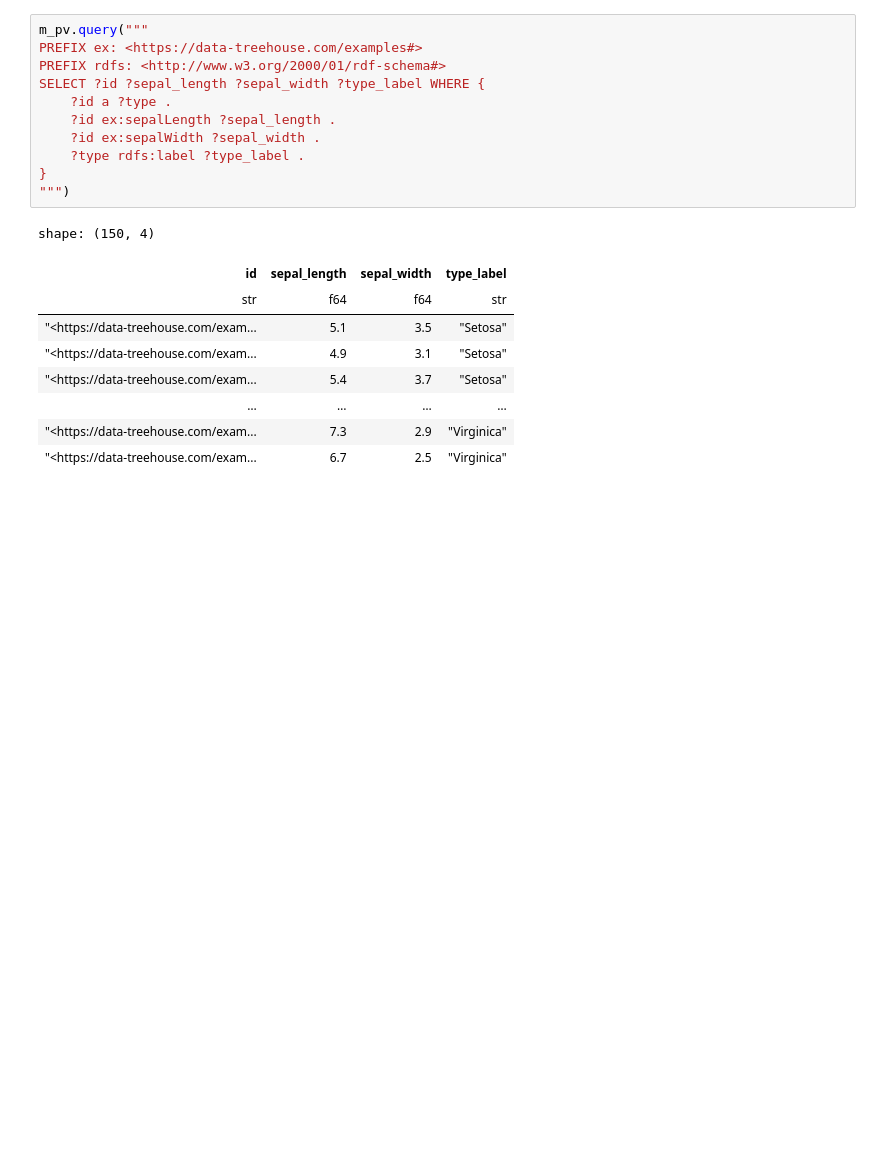
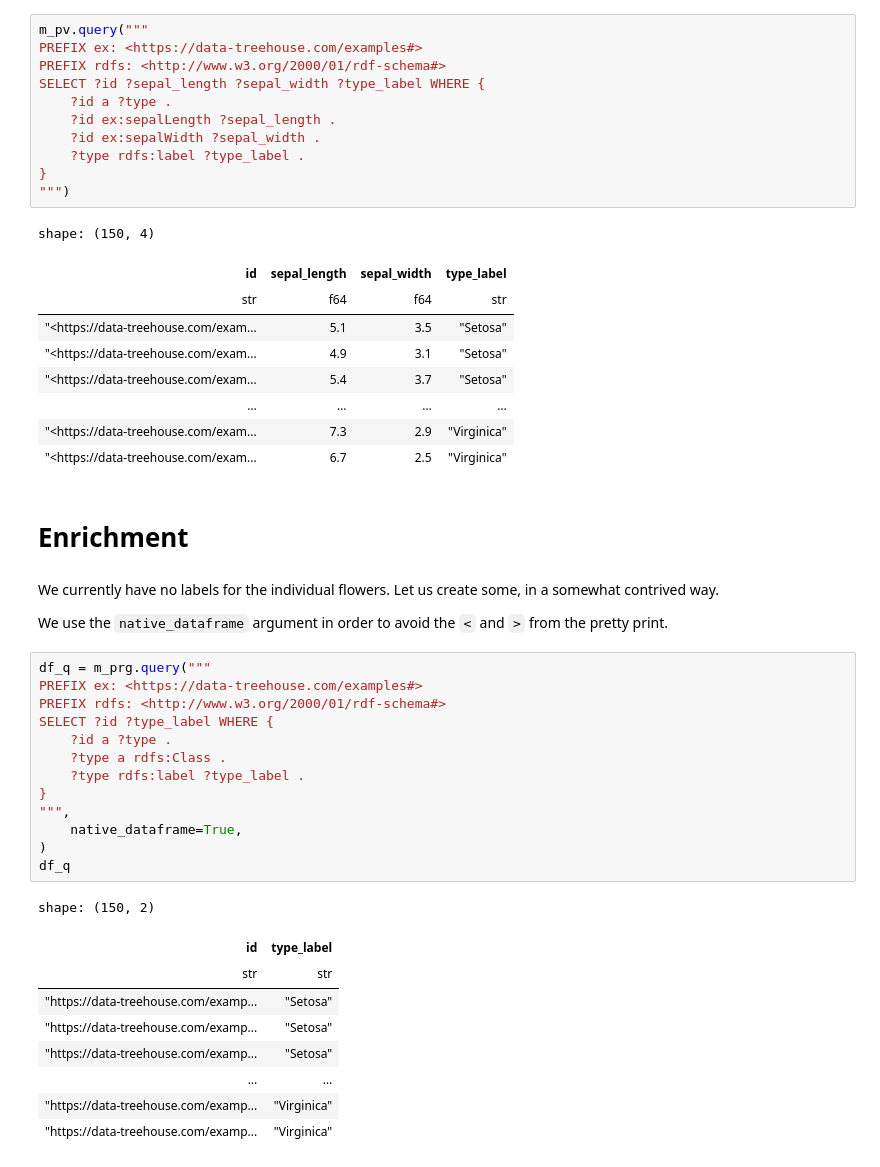
Before and after one commit to DataTreehouse/maplib, a Jupyter notebook: examples/mapping/mapping.ipynb, the cells around one changed output. Drawn from its saved outputs; the diff is of its cells as text; blank space fills up the shorter version.

```diff
--- a/examples/mapping/mapping.ipynb
+++ b/examples/mapping/mapping.ipynb
@@ -379,3 +379,32 @@ shape: (150, 4)
 | … | … | … | … |
 | "<https://data-treehouse.com/exam... | 7.3 | 2.9 | "Virginica" |
 | "<https://data-treehouse.com/exam... | 6.7 | 2.5 | "Virginica" |
+# %% [markdown]
+# Enrichment
+# %% [markdown]
+We currently have no labels for the individual flowers. Let us create some, in a somewhat contrived way.
+
+We use the `native_dataframe` argument in order to avoid the `<` and `>` from the pretty print.
+# %%
+df_q = m_prg.query("""
+PREFIX ex: <https://data-treehouse.com/examples#>
+PREFIX rdfs: <http://www.w3.org/2000/01/rdf-schema#>
+SELECT ?id ?type_label WHERE {
+    ?id a ?type .
+    ?type a rdfs:Class .
+    ?type rdfs:label ?type_label .
+}
+""",
+    native_dataframe=True,
+)
+df_q
+# %% [output]
+shape: (150, 2)
+| id | type_label |
+| str | str |
+| "https://data-treehouse.com/examp... | "Setosa" |
+| "https://data-treehouse.com/examp... | "Setosa" |
+| "https://data-treehouse.com/examp... | "Setosa" |
+| … | … |
+| "https://data-treehouse.com/examp... | "Virginica" |
+| "https://data-treehouse.com/examp... | "Virginica" |
```
Also changed, not shown: parts of 12 cells of this notebook.
